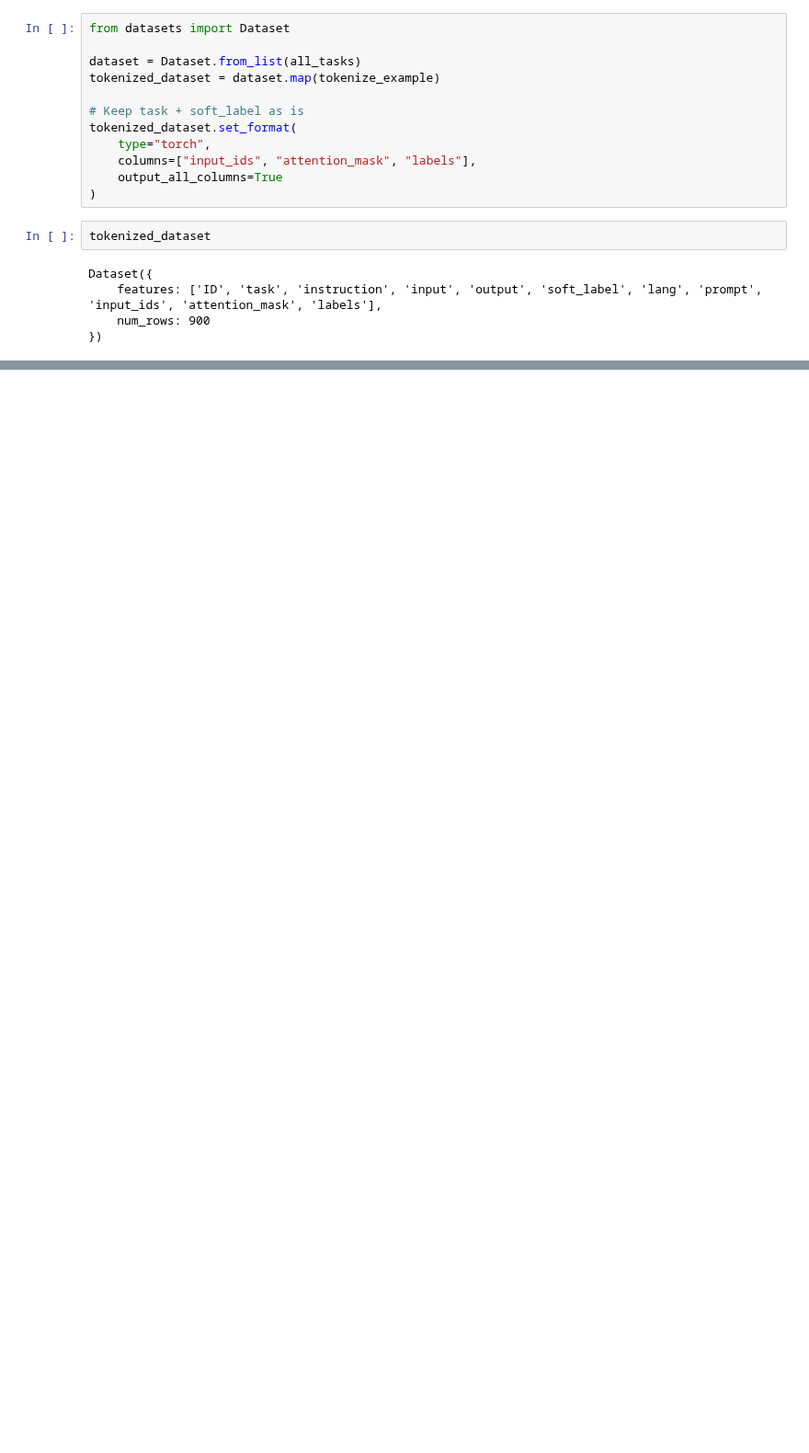
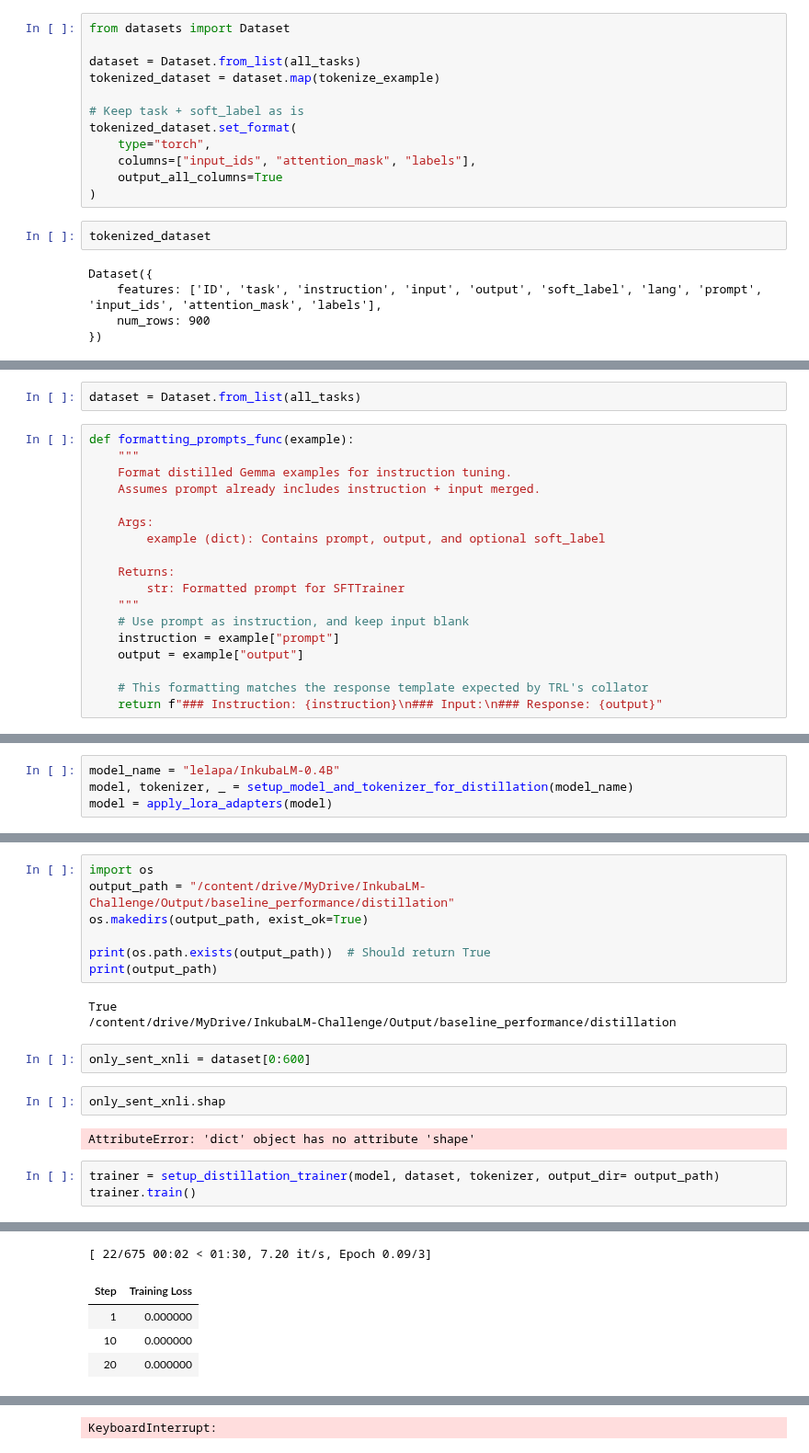
Before and after one commit to melissafasol/InkubaLM-Challenge, a Jupyter notebook: notebooks_ab/distillation.ipynb, the cells around one changed output, grey strips where cells are left out. Shown at 92% size. Drawn from its saved outputs; the diff is of its cells as text; blank space fills up the shorter version.

```diff
--- a/notebooks_ab/distillation.ipynb
+++ b/notebooks_ab/distillation.ipynb
@@ -348,0 +301,20 @@ ValueError: Expected input batch_size (2044) to match target batch_size (252).
+# %%
+dataset = Dataset.from_list(all_tasks)
+# %%
+def formatting_prompts_func(example):
+    """
+    Format distilled Gemma examples for instruction tuning.
+    Assumes prompt already includes instruction + input merged.
+
+    Args:
+        example (dict): Contains prompt, output, and optional soft_label
+
+    Returns:
+        str: Formatted prompt for SFTTrainer
+    """
+    # Use prompt as instruction, and keep input blank
+    instruction = example["prompt"]
+    output = example["output"]
+
+    # This formatting matches the response template expected by TRL's collator
+    return f"### Instruction: {instruction}\n### Input:\n### Response: {output}"
@@ -348,0 +464,4 @@ ValueError: Expected input batch_size (2044) to match target batch_size (252).
+# %%
+model_name = "lelapa/InkubaLM-0.4B"
+model, tokenizer, _ = setup_model_and_tokenizer_for_distillation(model_name)
+model = apply_lora_adapters(model)
@@ -348,0 +477,20 @@ ValueError: Expected input batch_size (2044) to match target batch_size (252).
+# %%
+import os
+output_path = "/content/drive/MyDrive/InkubaLM-Challenge/Output/baseline_performance/distillation"
+os.makedirs(output_path, exist_ok=True)
+
+print(os.path.exists(output_path))  # Should return True
+print(output_path)
+# %% [output]
+True
+/content/drive/MyDrive/InkubaLM-Challenge/Output/baseline_performance/distillation
+# %%
+only_sent_xnli = dataset[0:600]
+# %%
+only_sent_xnli.shap
+# %% [output]
+AttributeError: 'dict' object has no attribute 'shape'
+# %%
+trainer = setup_distillation_trainer(model, dataset, tokenizer, output_dir= output_path)
+trainer.train()
+# %% [output]
@@ -348,0 +514,5 @@ ValueError: Expected input batch_size (2044) to match target batch_size (252).
+[ 22/675 00:02 < 01:30, 7.20 it/s, Epoch 0.09/3]
+| Step | Training Loss |
+| 1 | 0.000000 |
+| 10 | 0.000000 |
+| 20 | 0.000000 |
@@ -348,0 +536 @@ ValueError: Expected input batch_size (2044) to match target batch_size (252).
+KeyboardInterrupt:
```
Also changed, not shown: parts of 26 cells of this notebook.
